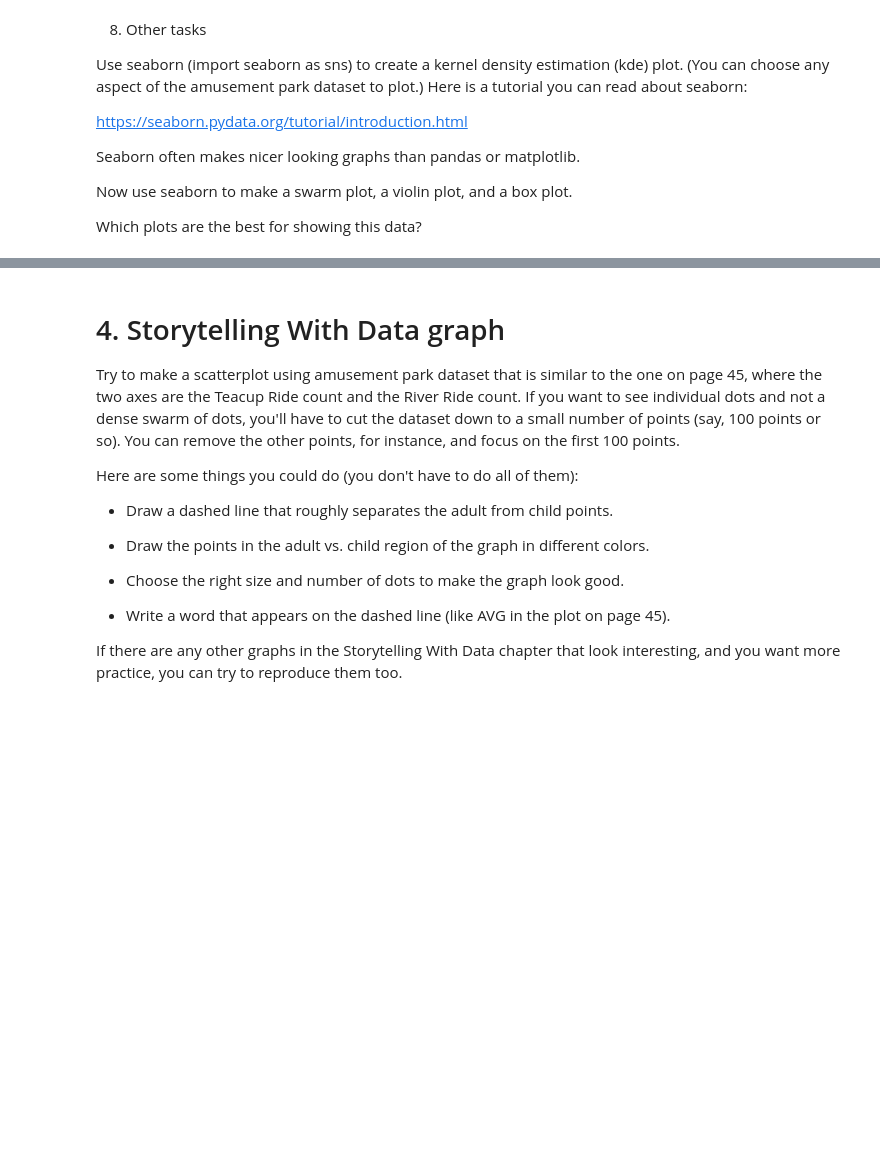
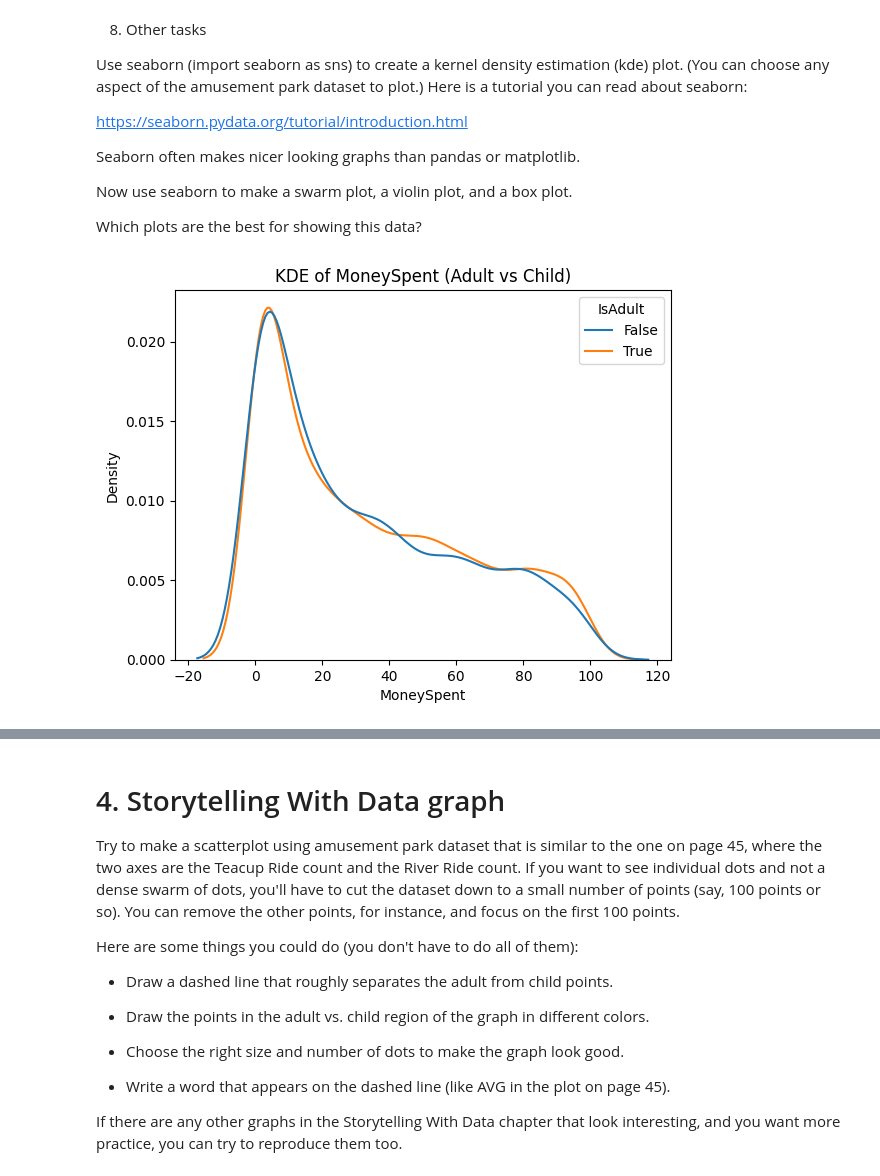
Before and after one commit to aarondan-create/Module-B-semester-2, a Jupyter notebook: OMDS-ModB2-Week3-Daniels-Aaron.ipynb, the cells around one changed output, grey strips where cells are left out. Saved outputs shown, nothing was run; the diff lists cells and outputs as text; code cells hidden in the pictures; blank space fills up the shorter version.

```diff
--- a/OMDS-ModB2-Week3-Daniels-Aaron.ipynb
+++ b/OMDS-ModB2-Week3-Daniels-Aaron.ipynb
@@ -257,3 +409,11 @@ Seaborn often makes nicer looking graphs than pandas or matplotlib.
 Now use seaborn to make a swarm plot, a violin plot, and a box plot.
 
 Which plots are the best for showing this data?
+# %%
+sns.kdeplot(data=df, x="MoneySpent", hue="IsAdult", common_norm=False)
+plt.title("KDE of MoneySpent (Adult vs Child)")
+plt.xlabel("MoneySpent")
+plt.ylabel("Density")
+plt.show()
+# %% [output]
+[figure, added]
```
Also changed, not shown: parts of 14 cells of this notebook.
